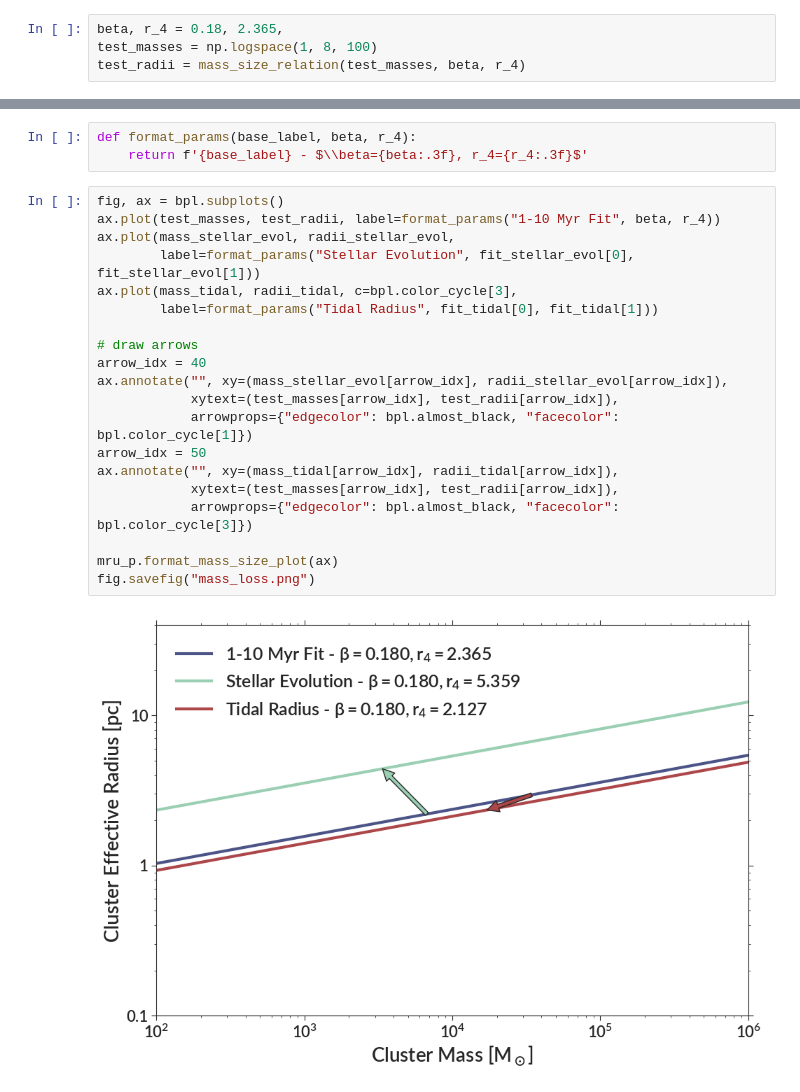
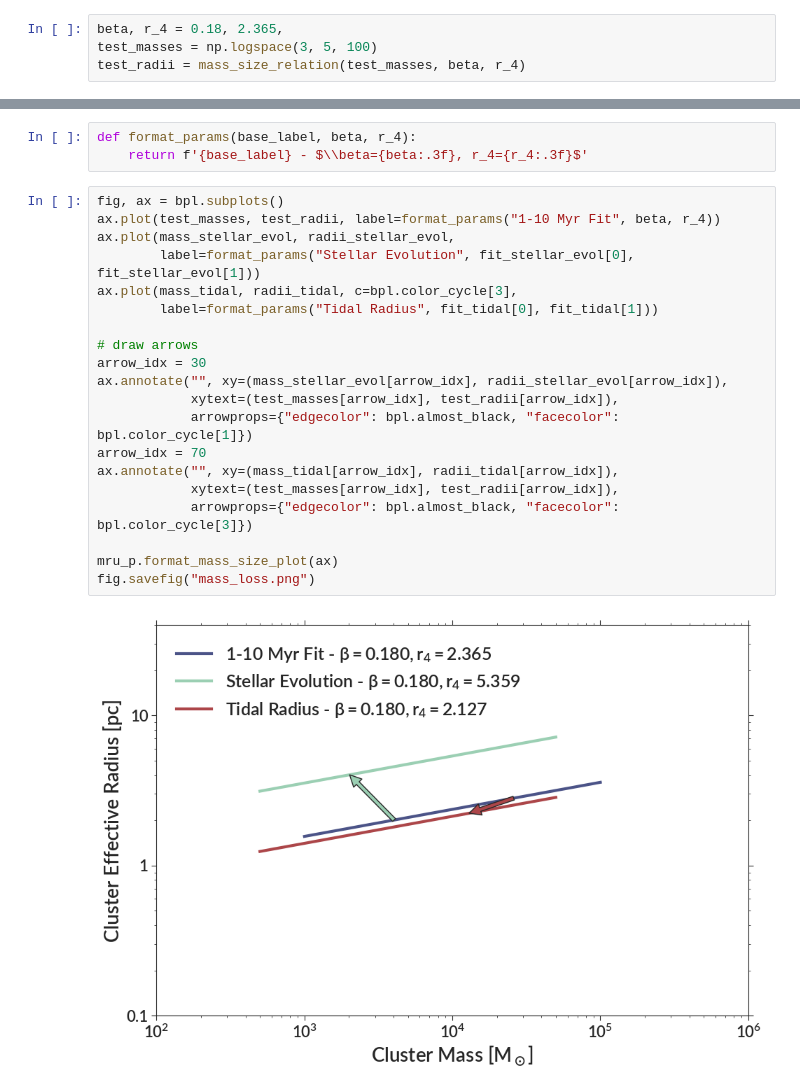
Before and after one commit to gillenbrown/LEGUS-sizes, a Jupyter notebook: testing/mass_loss.ipynb, the cells around one changed output, grey strips where cells are left out. Saved outputs shown, nothing was run; the diff lists cells and outputs as text.

```diff
--- a/testing/mass_loss.ipynb
+++ b/testing/mass_loss.ipynb
@@ -22,7 +22,7 @@ def mass_size_relation(mass, beta, r_4):
     return r_4 * (mass / 10**4)**beta
 # %%
 beta, r_4 = 0.18, 2.365,
-test_masses = np.logspace(1, 8, 100)
+test_masses = np.logspace(3, 5, 100)
 test_radii = mass_size_relation(test_masses, beta, r_4)
 # %% [markdown]
 # Create simple fitting program
@@ -99,22 +99,22 @@ def format_params(base_label, beta, r_4):
 # %%
 fig, ax = bpl.subplots()
 ax.plot(test_masses, test_radii, label=format_params("1-10 Myr Fit", beta, r_4))
 ax.plot(mass_stellar_evol, radii_stellar_evol,
         label=format_params("Stellar Evolution", fit_stellar_evol[0], fit_stellar_evol[1]))
 ax.plot(mass_tidal, radii_tidal, c=bpl.color_cycle[3],
         label=format_params("Tidal Radius", fit_tidal[0], fit_tidal[1]))
 
 # draw arrows
-arrow_idx = 40
+arrow_idx = 30
 ax.annotate("", xy=(mass_stellar_evol[arrow_idx], radii_stellar_evol[arrow_idx]),
             xytext=(test_masses[arrow_idx], test_radii[arrow_idx]),
             arrowprops={"edgecolor": bpl.almost_black, "facecolor": bpl.color_cycle[1]})
-arrow_idx = 50
+arrow_idx = 70
 ax.annotate("", xy=(mass_tidal[arrow_idx], radii_tidal[arrow_idx]),
             xytext=(test_masses[arrow_idx], test_radii[arrow_idx]),
             arrowprops={"edgecolor": bpl.almost_black, "facecolor": bpl.color_cycle[3]})
 
 mru_p.format_mass_size_plot(ax)
 fig.savefig("mass_loss.png")
 # %% [output]
-[figure, old version]
+[figure, new version]
```
Also changed, not shown: 2 other files.
